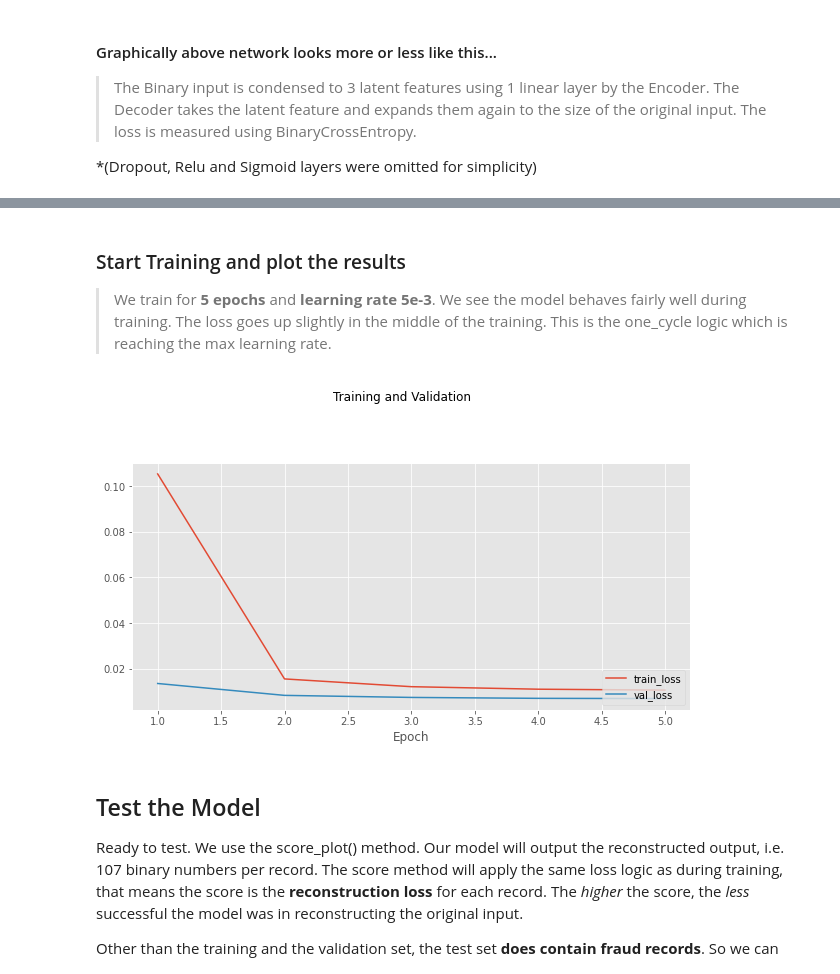
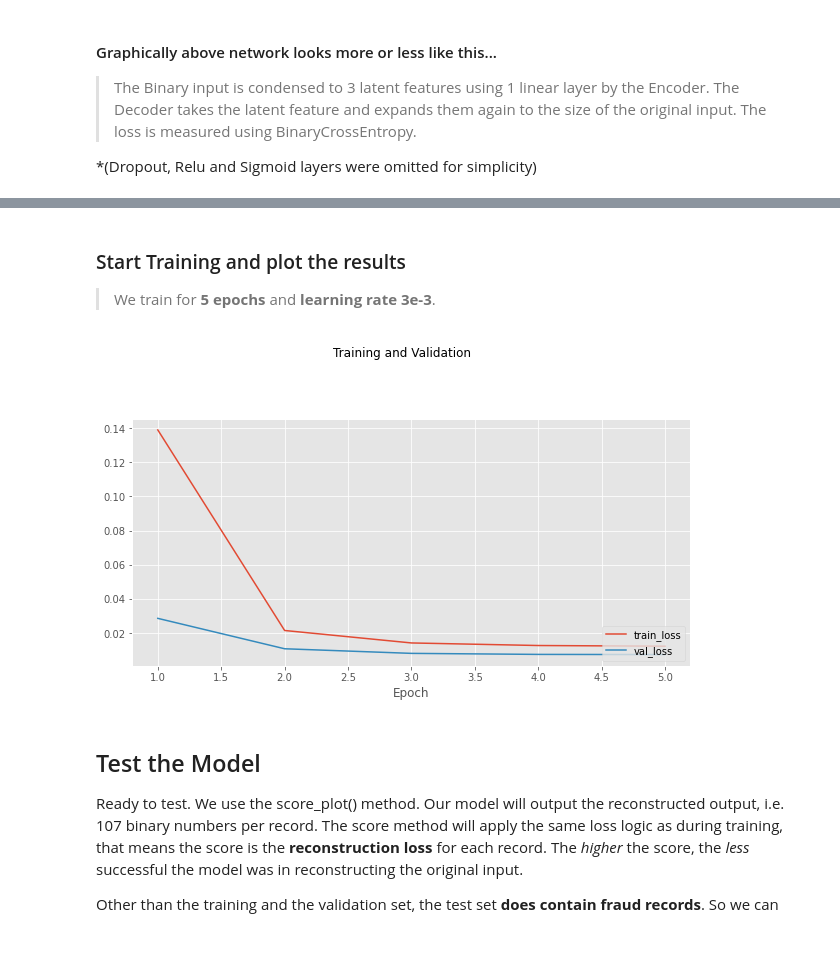
Before and after one commit to t0kk35/d373c7, a Jupyter notebook: notebooks/01_single/02_encoders/01_BinaryToBinary.ipynb, the cells around one changed output, grey strips where cells are left out. Cells and saved outputs as stored; diff of their text form; code cells hidden in the pictures; blank space fills up the shorter version.

```diff
--- a/notebooks/01_single/02_encoders/01_BinaryToBinary.ipynb
+++ b/notebooks/01_single/02_encoders/01_BinaryToBinary.ipynb
@@ -223,6 +223,6 @@ train_dl = train_ds.data_loader(cpu, batch_size, num_workers=2, shuffle=True)
 val_dl = val_ds.data_loader(cpu, batch_size, num_workers=2)
 
 # Create a model
-m = pm.LinearToBinaryAutoEncoder(learning_features, 3, [16])
+m = pm.BinaryToBinaryAutoEncoder(learning_features, 3, [16])
 print(m)
 # %% [output]
@@ -264,13 +264,13 @@ pl.TrainPlot().plot_lr(r)
 [figure]
 # %% [markdown]
 ### Start Training and plot the results
-> We train for __5 epochs__ and __learning rate 5e-3__. We see the model behaves fairly well during training. The loss goes up slightly in the middle of the training. This is the one_cycle logic which is reaching the max learning rate.
+> We train for __5 epochs__ and __learning rate 3e-3__.
 # %%
 t = pt.Trainer(m, device, train_dl, val_dl)
-h = t.train_one_cycle(5, 5e-3)
+h = t.train_one_cycle(5, 3e-3)
 pl.TrainPlot().plot_history(h, fig_size=(10,10))
 # %% [output]
-[figure, old version]
+[figure, new version]
 # %% [markdown]
 ## Test the Model
 Ready to test. We use the score_plot() method. Our model will output the reconstructed output, i.e. 107 binary numbers per record. The score method will apply the same loss logic as during training, that means the score is the __reconstruction loss__ for each record. The *higher* the score, the *less* successful the model was in reconstructing the original input.
```
Also changed, not shown: parts of 10 cells of this notebook, 13 other files.
